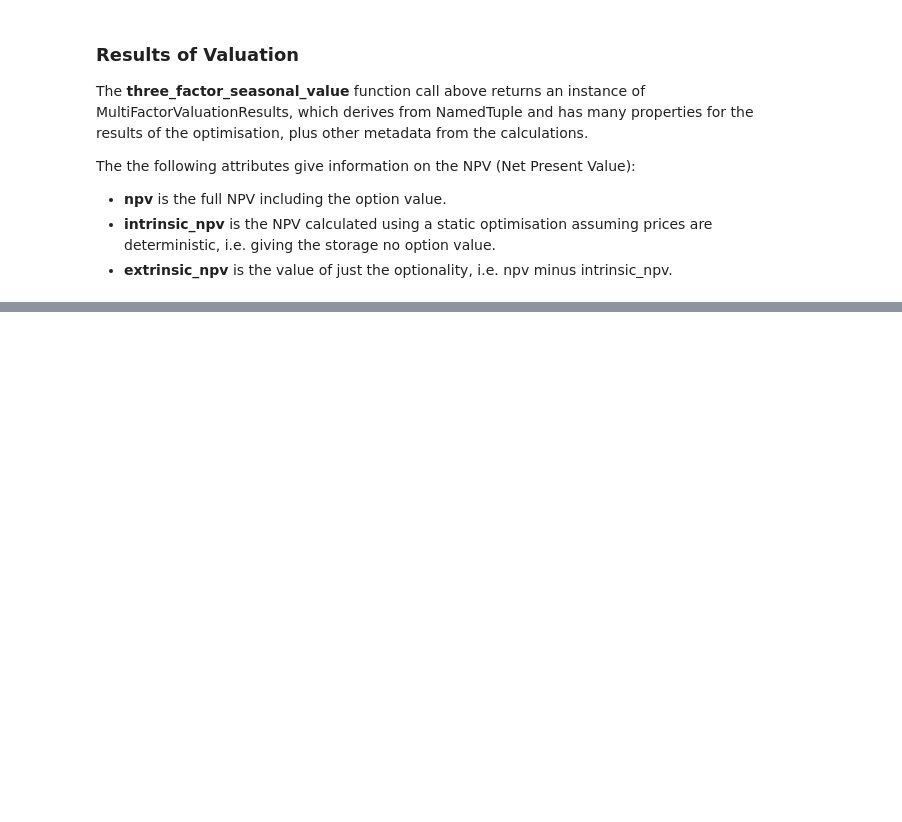
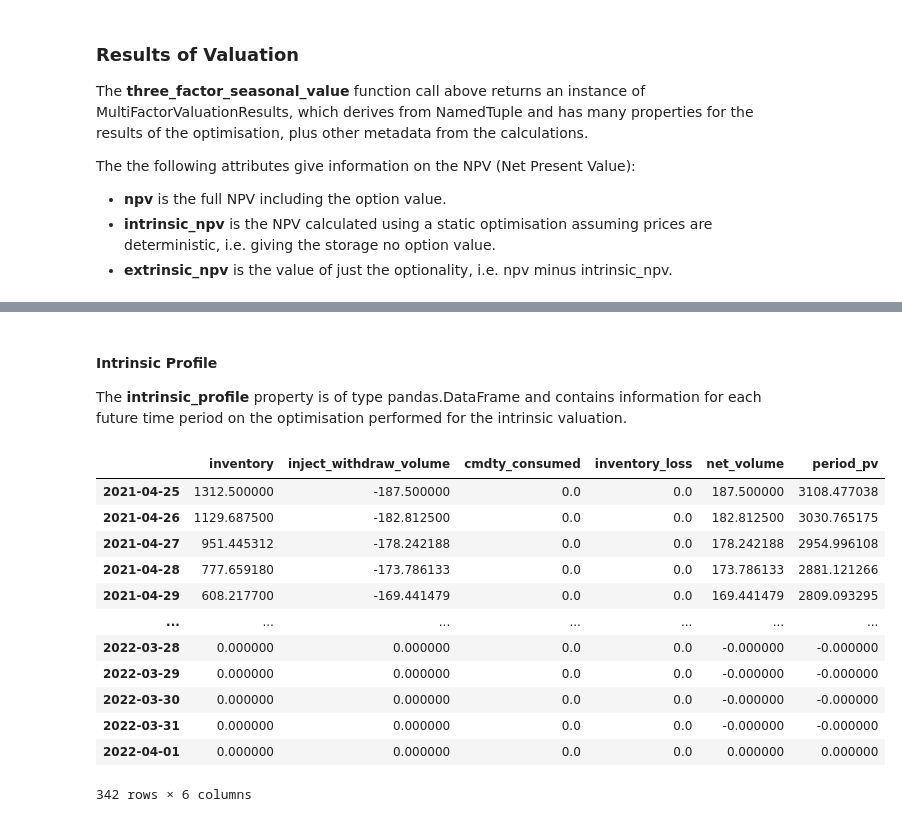
Before and after one commit to eliot-tabet/storage, a Jupyter notebook: samples/python/multifactor_storage.ipynb, the cells around one changed output, grey strips where cells are left out. Saved outputs shown, nothing was run; the diff lists cells and outputs as text; code cells hidden in the pictures; blank space fills up the shorter version.

```diff
--- a/samples/python/multifactor_storage.ipynb
+++ b/samples/python/multifactor_storage.ipynb
@@ -100,0 +111,19 @@ Extrinsic NPV:  31,811
+# %% [markdown]
+#### Intrinsic Profile
+The **intrinsic_profile** property is of type pandas.DataFrame and contains information for each future time period on the optimisation performed for the intrinsic valuation.
+# %%
+three_factor_results.intrinsic_profile
+# %% [output]
+|  | inventory | inject_withdraw_volume | cmdty_consumed | inventory_loss | net_volume | period_pv |
+| 2021-04-25 | 1312.500000 | -187.500000 | 0.0 | 0.0 | 187.500000 | 3108.477038 |
+| 2021-04-26 | 1129.687500 | -182.812500 | 0.0 | 0.0 | 182.812500 | 3030.765175 |
+| 2021-04-27 | 951.445312 | -178.242188 | 0.0 | 0.0 | 178.242188 | 2954.996108 |
+| 2021-04-28 | 777.659180 | -173.786133 | 0.0 | 0.0 | 173.786133 | 2881.121266 |
+| 2021-04-29 | 608.217700 | -169.441479 | 0.0 | 0.0 | 169.441479 | 2809.093295 |
+| ... | ... | ... | ... | ... | ... | ... |
+| 2022-03-28 | 0.000000 | 0.000000 | 0.0 | 0.0 | -0.000000 | -0.000000 |
+| 2022-03-29 | 0.000000 | 0.000000 | 0.0 | 0.0 | -0.000000 | -0.000000 |
+| 2022-03-30 | 0.000000 | 0.000000 | 0.0 | 0.0 | -0.000000 | -0.000000 |
+| 2022-03-31 | 0.000000 | 0.000000 | 0.0 | 0.0 | -0.000000 | -0.000000 |
+| 2022-04-01 | 0.000000 | 0.000000 | 0.0 | 0.0 | 0.000000 | 0.000000 |
+342 rows × 6 columns
```
Also changed, not shown: parts of 11 cells of this notebook, 1 other file.
